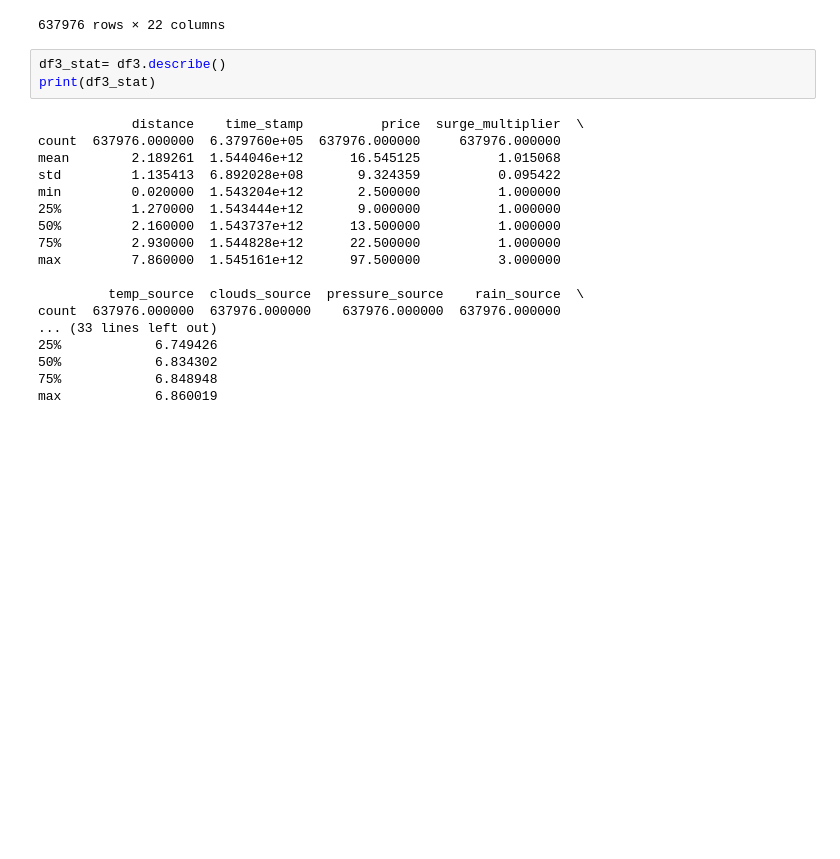
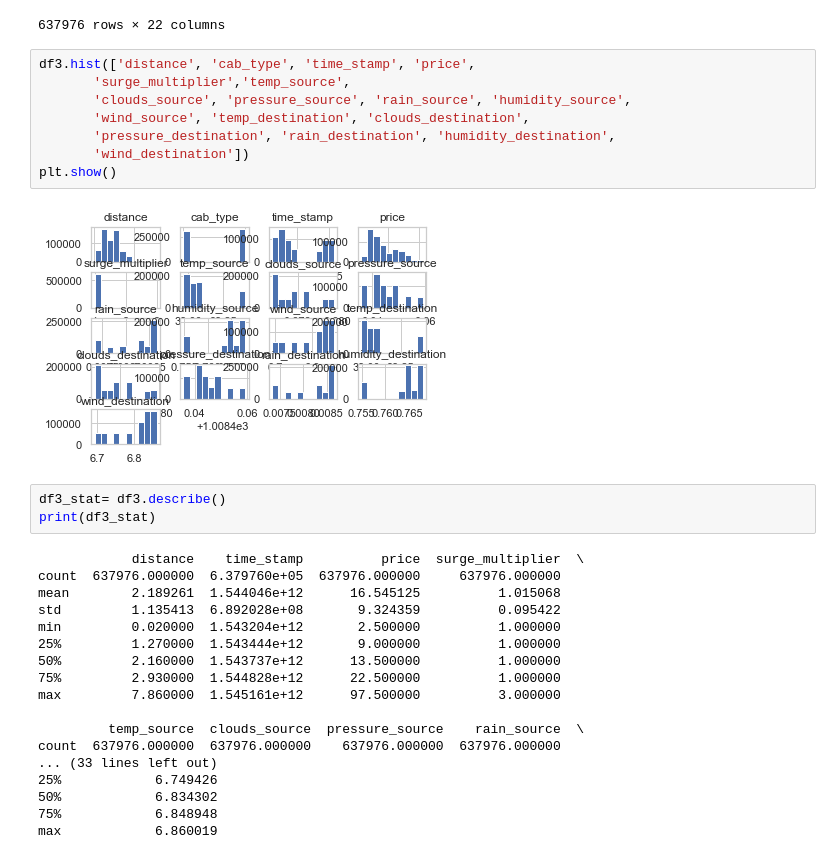
Before and after one commit to michaelle93/D214capstone, a Jupyter notebook: D214Report.ipynb, the cells around one changed output. Saved outputs shown, nothing was run; the diff lists cells and outputs as text; blank space fills up the shorter version.

```diff
--- a/D214Report.ipynb
+++ b/D214Report.ipynb
@@ -429,6 +429,16 @@ df3
 | 637974 | 0.99 | Lyft | 1544762405152 | Haymarket Square | Financial District | 10.5 | 1.0 | 608d9d2b-c195-47eb-aff5-7d25448186a3 | lyft_plus | ... |
 | 637975 | 0.99 | Lyft | 1544762405152 | Haymarket Square | Financial District | 13.5 | 1.0 | 64941bda-40bc-4e2d-bd8f-4a4338b41ee5 | lyft_premier | ... |
 637976 rows × 22 columns
+# %%
+df3.hist(['distance', 'cab_type', 'time_stamp', 'price',
+       'surge_multiplier','temp_source',
+       'clouds_source', 'pressure_source', 'rain_source', 'humidity_source',
+       'wind_source', 'temp_destination', 'clouds_destination',
+       'pressure_destination', 'rain_destination', 'humidity_destination',
+       'wind_destination'])
+plt.show()
+# %% [output]
+[figure, added]
 # %%
 df3_stat= df3.describe()
 print(df3_stat)
```
Also changed, not shown: parts of 4 cells of this notebook.
